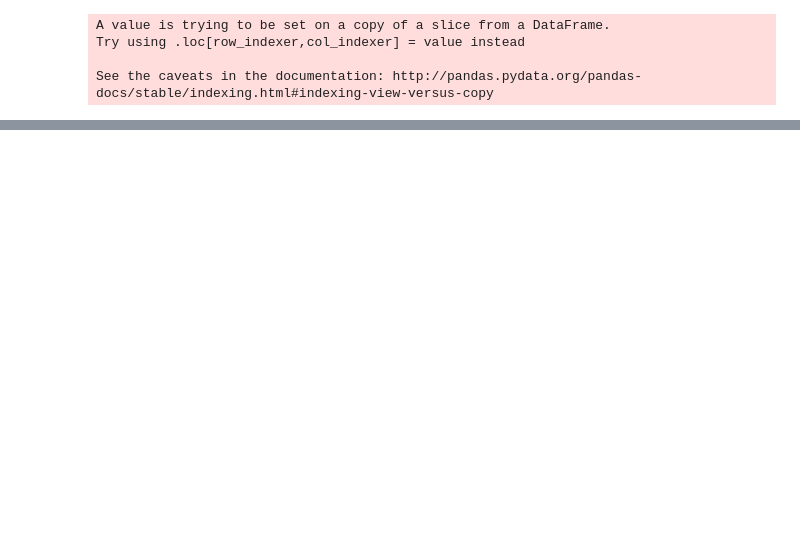
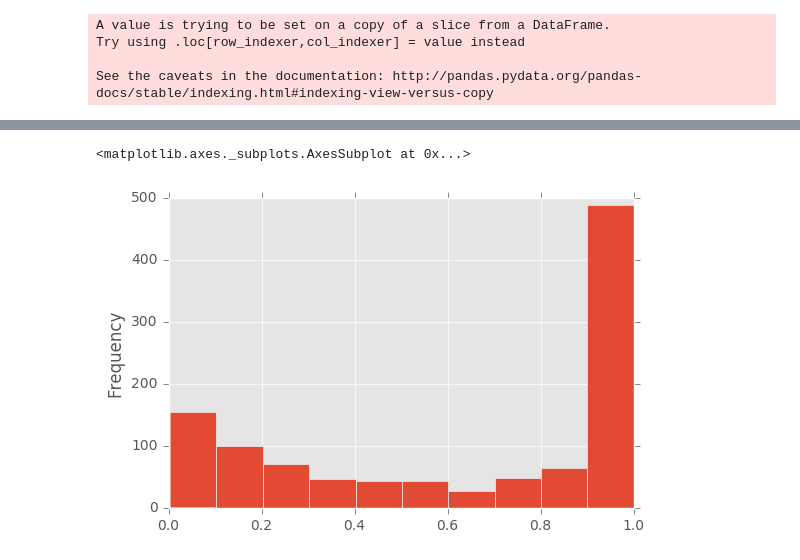
Before and after one commit to arch1baald/dotaML, a Jupyter notebook: Model_FullTime/Model_ByRole_2.ipynb, the cells around one changed output, grey strips where cells are left out. Drawn from its saved outputs; the diff is of its cells as text; code cells hidden in the pictures; blank space fills up the shorter version.

```diff
--- a/Model_FullTime/Model_ByRole_2.ipynb
+++ b/Model_FullTime/Model_ByRole_2.ipynb
@@ -909,0 +923,5 @@ scoredMatches.to_csv('ScoresByRole_2.csv', na_rep = 'NaN', sep = ';')
+# %%
+scoredMatches['win_prob'].plot(kind = 'hist')
+# %% [output]
+<matplotlib.axes._subplots.AxesSubplot at 0x...>
+[figure, added]
```
Also changed, not shown: parts of 7 cells of this notebook, 20 other files.
